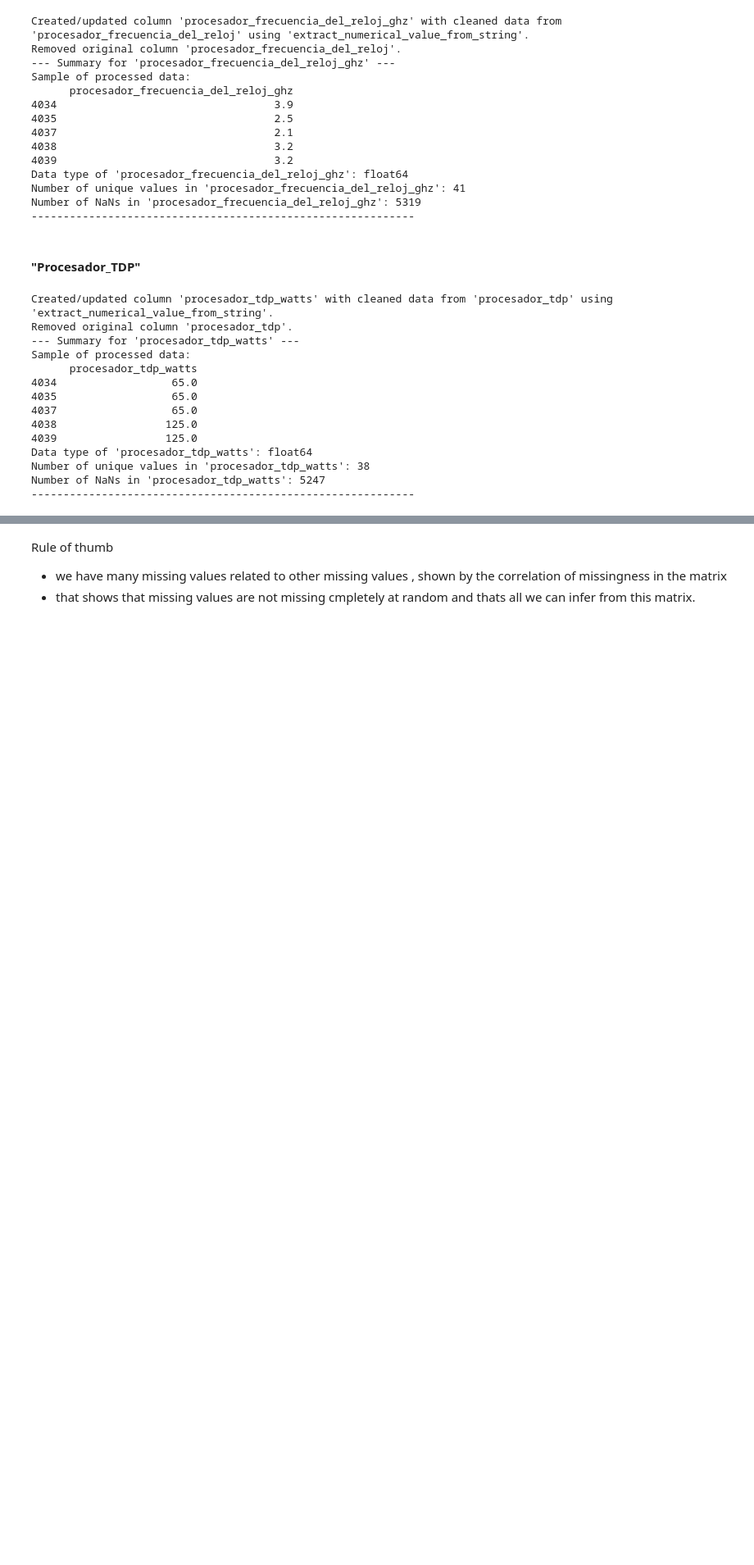
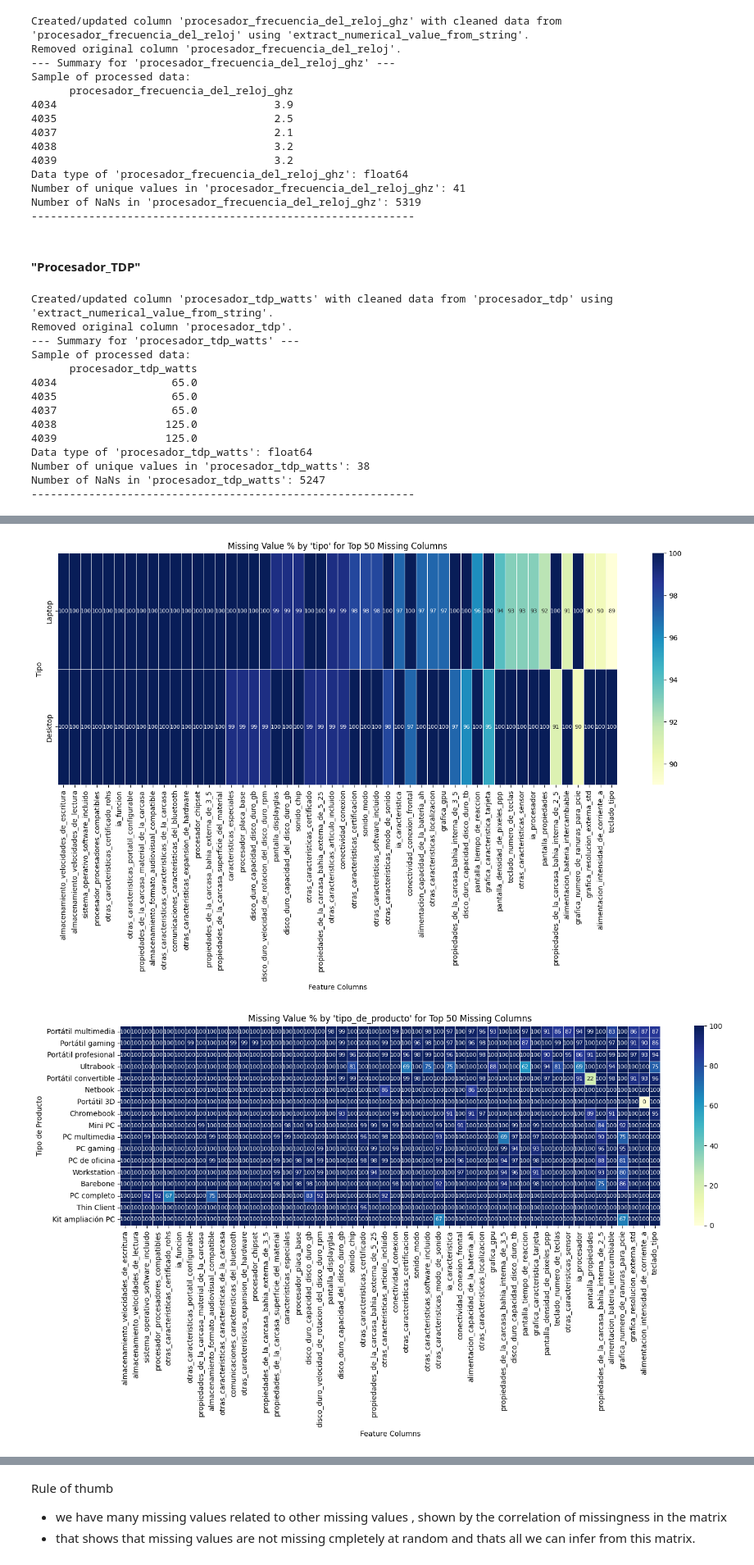
Before and after one commit to oholmess/PcPartPicker3000, a Jupyter notebook: assignment/EDA.ipynb, the cells around one changed output, grey strips where cells are left out. Shown at 82% size. Saved outputs shown, nothing was run; the diff lists cells and outputs as text; code cells hidden in the pictures; blank space fills up the shorter version.

```diff
--- a/assignment/EDA.ipynb
+++ b/assignment/EDA.ipynb
@@ -1495,0 +1511,17 @@ plt.show()
+# %%
+# Calculate missingness grouped by 'tipo_de_producto'
+product_types_detalle = df['tipo_de_producto'].unique() # Make sure 'tipo_de_producto' is clean
+missing_by_tipo_de_producto = {}
+
+for p_type_detalle in product_types_detalle:
+    if pd.isna(p_type_detalle): # Skip if p_type_detalle is NaN
+        continue
+    df_subset = df[df['tipo_de_producto'] == p_type_detalle]
+    missing_percentages = df_subset[top50].isnull().mean() * 100 # Using the same top50 overall missing columns
+    missing_by_tipo_de_producto[p_type_detalle] = missing_percentages
+
+missing_summary_df_tipo_de_producto = pd.DataFrame(missing_by_tipo_de_producto)
+if not missing_summary_df_tipo_de_producto.empty:
+    missing_summary_df_tipo_de_producto = missing_summary_df_tipo_de_producto.T
+else:
+    print("Warning: missing_summary_df_tipo_de_producto is empty. Check 'tipo_de_producto' column.")
@@ -1495,0 +1625,50 @@ plt.show()
+# %%
+import seaborn as sns
+import matplotlib.pyplot as plt
+
+if not missing_summary_df_tipo.empty:
+    plt.figure(figsize=(18, 6)) # Adjust as needed
+    sns.heatmap(
+        missing_summary_df_tipo.astype(float).round(0).astype(int),
+        annot=True,
+        cmap="YlGnBu",
+        fmt="d",
+        linewidths=.5,
+        annot_kws={"size": 8}
+        )
+    plt.title("Missing Value % by 'tipo' for Top 50 Missing Columns")
+    plt.xlabel("Feature Columns")
+    plt.ylabel("Tipo")
+    plt.show()
+
+if not missing_summary_df_tipo_de_producto.empty:
+    # Calculate dynamic figsize
+    num_rows = missing_summary_df_tipo_de_producto.shape[0]
+    num_cols = missing_summary_df_tipo_de_producto.shape[1]
+
+    # Basic heuristic:
+    fig_width = max(15, num_cols * 0.3)
+    fig_height = max(8, num_rows * 0.5)
+
+    plt.figure(figsize=(fig_width, fig_height))
+
+    # Create a copy to ensure the original DataFrame is not modified
+    df_for_heatmap = missing_summary_df_tipo_de_producto.astype(float).round(0).astype(int)
+    sns.heatmap(
+        df_for_heatmap,
+        annot=True,
+        cmap="YlGnBu",
+        fmt="d",
+        linewidths=.6,
+        annot_kws={"size": 8}
+        ) # fmt="d" is good with int data
+    plt.title("Missing Value % by 'tipo_de_producto' for Top 50 Missing Columns")
+    plt.xlabel("Feature Columns")
+    plt.ylabel("Tipo de Producto")
+    plt.xticks(rotation=90) # Rotate x-axis labels if they overlap
+    plt.yticks(rotation=0)
+    plt.tight_layout() # Adjust layout to prevent labels from being cut off
+    plt.show()
+# %% [output]
+[figure, added]
+[figure, added]
```
Also changed, not shown: parts of 100 cells of this notebook.
